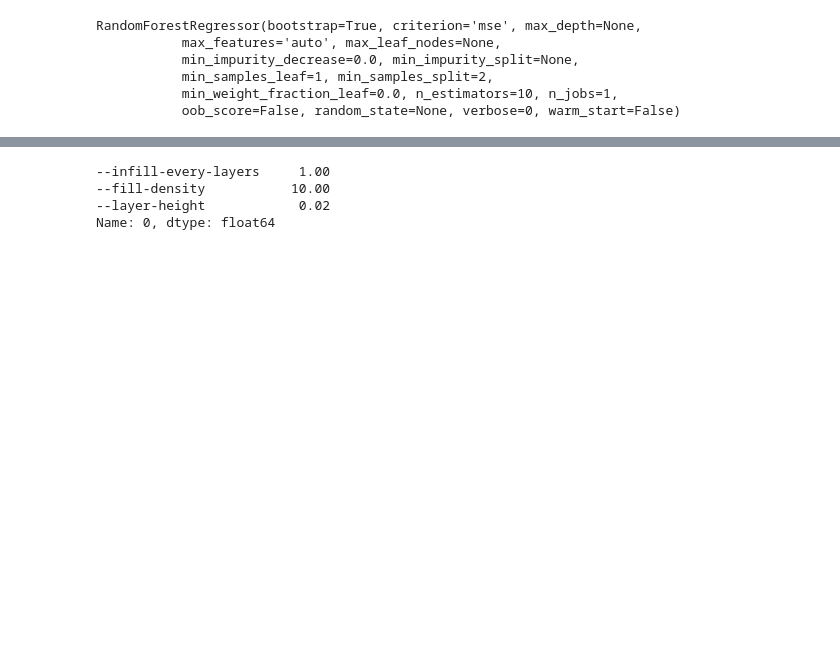
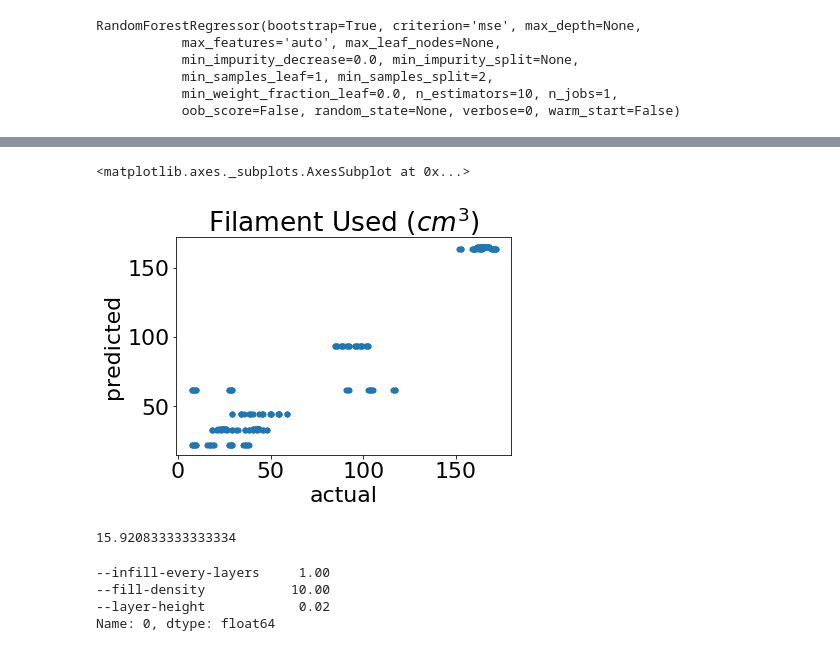
Before and after one commit to wilsonify/Opti3D, a Jupyter notebook: 3dprinter.ipynb, the cells around one changed output, grey strips where cells are left out. Cells and saved outputs as stored; diff of their text form; code cells hidden in the pictures; blank space fills up the shorter version.

```diff
--- a/3dprinter.ipynb
+++ b/3dprinter.ipynb
@@ -272,2 +287,15 @@ Text(0.5,1,'Filament Usage')
+# %%
+pd.concat([pd.Series(filament_regressor_rf.predict(x),name='predicted'),
+           pd.Series(y.values.reshape(-1),name='actual')
+          ],axis=1
+         ).plot.scatter(x='actual',y='predicted',title='Filament Used ($cm^3$)')
+# %% [output]
+<matplotlib.axes._subplots.AxesSubplot at 0x...>
+[figure, added]
+# %%
+average_filament = metadata_enriched['filament_used_cm3'].mean()
+average_strength = metadata_enriched['tensile_strength_predicted'].mean()
+# %% [output]
+15.920833333333334
 # %%
 def cost_function(input_array):
```
Also changed, not shown: parts of 20 cells of this notebook.
